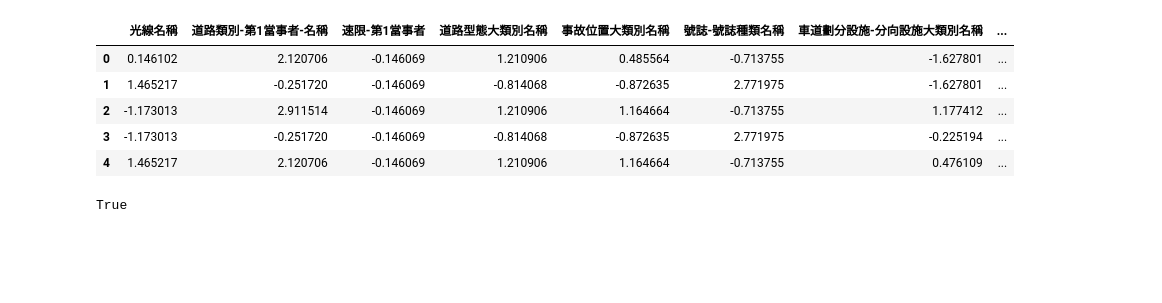
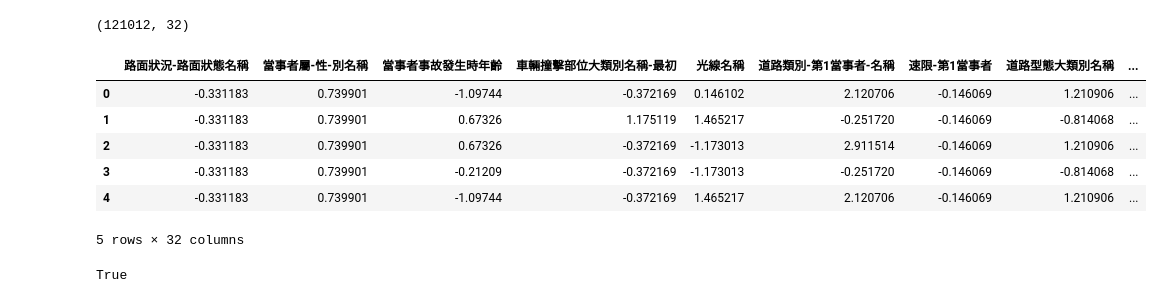
Before and after one commit to kennywang112/TrafficTDApython, a Jupyter notebook: 離群值比較.ipynb, the cells around one changed output. Saved outputs shown, nothing was run; the diff lists cells and outputs as text; code cells hidden in the pictures; blank space fills up the shorter version.

```diff
--- a/離群值比較.ipynb
+++ b/離群值比較.ipynb
@@ -35,44 +36,87 @@ def preprocess(input_data, select_lst, sample = 592):
     return dist_df, sample_data
 
 # List of columns to select
-select_lst = [
+select_lst_new = [
     '光線名稱',
     '道路類別-第1當事者-名稱',
     '速限-第1當事者', #'道路障礙-視距品質名稱', # 和速限共線
     '道路型態大類別名稱', '事故位置大類別名稱',
     # '路面狀況-路面鋪裝名稱', '路面狀況-路面缺陷名稱', '道路障礙-障礙物名稱', # 分類幾乎都是無缺陷
     '號誌-號誌種類名稱',
     '車道劃分設施-分向設施大類別名稱', '車道劃分設施-分道設施-快車道或一般車道間名稱',
     '車道劃分設施-分道設施-快慢車道間名稱', '車道劃分設施-分道設施-路面邊線名稱',
     '事故類型及型態大類別名稱',
+    # '死亡受傷人數',
+    # '經度', '緯度',
+    # '死亡', '受傷'
+]
+select_lst = [
+    '路面狀況-路面狀態名稱',
+    # '肇因研判大類別名稱-主要', # 降低預測值
+    '當事者屬-性-別名稱', '當事者事故發生時年齡',
+    '車輛撞擊部位大類別名稱-最初',
+    '光線名稱',
+    '道路類別-第1當事者-名稱',
+    '速限-第1當事者',
+    '道路型態大類別名稱',
+    '事故位置大類別名稱',
+    '號誌-號誌種類名稱',
+    '車道劃分設施-分向設施大類別名稱', '車道劃分設施-分道設施-快車道或一般車道間名稱',
+    '車道劃分設施-分道設施-快慢車道間名稱', '車道劃分設施-分道設施-路面邊線名稱',
+    '事故類型及型態大類別名稱',
+    '事故位置子類別名稱', '事故類型及型態子類別名稱',
+    '當事者行動狀態子類別名稱', '車輛撞擊部位子類別名稱-最初', '肇因研判子類別名稱-個別',
+    # '當事者區分-類別-大類別名稱-車種', # 降低預測值
+    '當事者區分-類別-子類別名稱-車種',
+    '保護裝備名稱', '行動電話或電腦或其他相類功能裝置名稱',
+    '當事者行動狀態大類別名稱',
+    '車輛撞擊部位大類別名稱-其他', '肇因研判大類別名稱-個別', '肇事逃逸類別名稱-是否肇逃',
+    '號誌-號誌動作名稱',
+    # '路面狀況-路面鋪裝名稱', '道路障礙-視距名稱', '車道劃分設施-分向設施子類別名稱', '車道劃分設施-分道設施-快慢車道間名稱', '車輛撞擊部位大類別名稱-其他',
+    # '道路障礙-障礙物名稱', '道路型態子類別名稱', '路面狀況-路面缺陷名稱', '天候名稱', '車輛撞擊部位子類別名稱-其他',
     '死亡受傷人數',
     '經度', '緯度',
 ]
+# select_lst = [
+#     '光線名稱',
+#     '道路類別-第1當事者-名稱',
+#     '速限-第1當事者', #'道路障礙-視距品質名稱', # 和速限共線
+#     '道路型態大類別名稱', '事故位置大類別名稱',
+#     # '路面狀況-路面鋪裝名稱', '路面狀況-路面缺陷名稱', '道路障礙-障礙物名稱', # 分類幾乎都是無缺陷
+#     '號誌-號誌種類名稱',
+#     '車道劃分設施-分向設施大類別名稱', '車道劃分設施-分道設施-快車道或一般車道間名稱',
+#     '車道劃分設施-分道設施-快慢車道間名稱', '車道劃分設施-分道設施-路面邊線名稱',
+#     '事故類型及型態大類別名稱',
+#     '死亡受傷人數',
+#     '經度', '緯度',
+# ]
 
 dist_dfA1 = preprocess(dataA1, select_lst, sample = 592)
 dist_dfA2 = preprocess(dataA2, select_lst, sample = 11840) # 120420
-
 
 rbind_data = pd.concat([dist_dfA1[0], dist_dfA2[0]], axis=0, ignore_index=True)
 
 rbind_data.loc[rbind_data['受傷'] > 1, '受傷'] = 2
 rbind_data['速限-第1當事者'] = rbind_data['速限-第1當事者'].apply(lambda x: 1 if x > 60 else 0)
-# rbind_data = process_age(rbind_data)
+rbind_data = process_age(rbind_data)
 
 dist_df = process_data(rbind_data)
 scaler = StandardScaler()
 
 full_dist = pd.DataFrame(scaler.fit_transform(dist_df), columns = dist_df.columns)
 X1 = full_dist.drop(['受傷', '死亡', '經度', '緯度'], axis=1)
 
+print(full_dist.shape)
 full_dist.head()
 # %% [output]
+(121012, 32)
-|  | 光線名稱 | 道路類別-第1當事者-名稱 | 速限-第1當事者 | 道路型態大類別名稱 | 事故位置大類別名稱 | 號誌-號誌種類名稱 | 車道劃分設施-分向設施大類別名稱 | ... |
-| 0 | 0.146102 | 2.120706 | -0.146069 | 1.210906 | 0.485564 | -0.713755 | -1.627801 | ... |
-| 1 | 1.465217 | -0.251720 | -0.146069 | -0.814068 | -0.872635 | 2.771975 | -1.627801 | ... |
-| 2 | -1.173013 | 2.911514 | -0.146069 | 1.210906 | 1.164664 | -0.713755 | 1.177412 | ... |
-| 3 | -1.173013 | -0.251720 | -0.146069 | -0.814068 | -0.872635 | 2.771975 | -0.225194 | ... |
-| 4 | 1.465217 | 2.120706 | -0.146069 | 1.210906 | 1.164664 | -0.713755 | 0.476109 | ... |
+|  | 路面狀況-路面狀態名稱 | 當事者屬-性-別名稱 | 當事者事故發生時年齡 | 車輛撞擊部位大類別名稱-最初 | 光線名稱 | 道路類別-第1當事者-名稱 | 速限-第1當事者 | 道路型態大類別名稱 | ... |
+| 0 | -0.331183 | 0.739901 | -1.09744 | -0.372169 | 0.146102 | 2.120706 | -0.146069 | 1.210906 | ... |
+| 1 | -0.331183 | 0.739901 | 0.67326 | 1.175119 | 1.465217 | -0.251720 | -0.146069 | -0.814068 | ... |
+| 2 | -0.331183 | 0.739901 | 0.67326 | -0.372169 | -1.173013 | 2.911514 | -0.146069 | 1.210906 | ... |
+| 3 | -0.331183 | 0.739901 | -0.21209 | -0.372169 | -1.173013 | -0.251720 | -0.146069 | -0.814068 | ... |
+| 4 | -0.331183 | 0.739901 | -1.09744 | -0.372169 | 1.465217 | 2.120706 | -0.146069 | 1.210906 | ... |
+5 rows × 32 columns
 # %%
 rbind_data.shape[0] == full_dist.shape[0]
 # %% [output]
```
Also changed, not shown: parts of 40 cells of this notebook, 4 other files.
